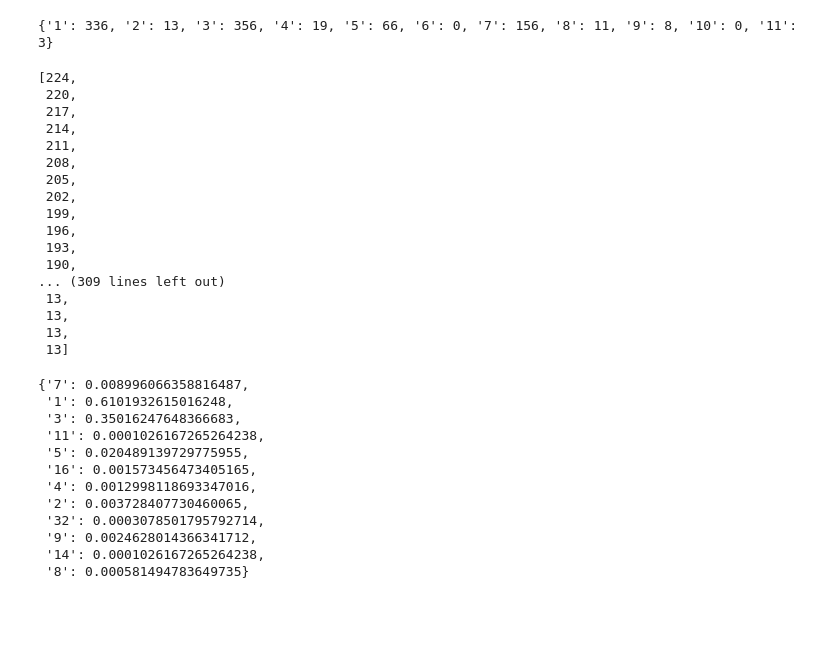
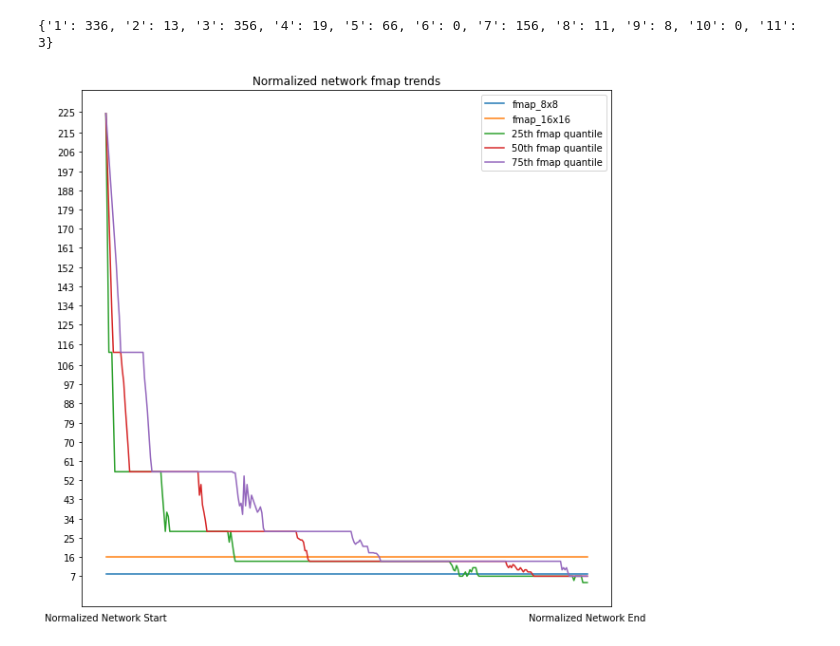
Before and after one commit to neu-ece-esl/CNN_statistics_gathering, a Jupyter notebook: largest_layer_feature_map.ipynb, the cells around one changed output. Saved outputs shown, nothing was run; the diff lists cells and outputs as text; code cells hidden in the pictures; blank space fills up the shorter version.

Commit message:
Preliminary Filter, Kernel and ifmap analysis

```diff
--- a/largest_layer_feature_map.ipynb
+++ b/largest_layer_feature_map.ipynb
@@ -99,6 +99,15 @@ for model_batch_idx in tqdm(range(0, len(model_list), model_batch_size)):
                 print(f"Model name {model_name}")
                 raise e
             stats_dict = stats_dict | res_stats_dict
+
+
+import pickle
+with open('stats_dict.backup', 'wb') as backup:
+    pickle.dump(stats_dict, backup)
+# %%
+import pickle
+with open('stats_dict.backup', 'rb') as backup:
+    stats_dict = pickle.load(backup)
 # %%
 total_networks = len(stats_dict.keys())
 networks_with_kernel = {f'{k}': 0 for k in range(1, 12)}
@@ -144,36 +140,33 @@ for model, stats in stats_dict.items():
     # interpolate ith linspace + linspace step size when length of networks < max length
-# %%
-normalized_model_intermediate_layer_size['alexnet']
-# %% [output]
-[224,
- 220,
- 217,
- 214,
- 211,
- 208,
- 205,
- 202,
- 199,
- 196,
- 193,
- 190,
-... (309 lines left out)
- 13,
- 13,
- 13,
- 13]
-# %%
-ModelStatsAggregator.get_aggregate_kernel_stats_as_percentages(stats_dict)
-# %% [output]
-{'7': 0.008996066358816487,
- '1': 0.6101932615016248,
- '3': 0.35016247648366683,
- '11': 0.0001026167265264238,
- '5': 0.020489139729775955,
- '16': 0.001573456473405165,
- '4': 0.0012998118693347016,
- '2': 0.003728407730460065,
- '32': 0.0003078501795792714,
- '9': 0.0024628014366341712,
- '14': 0.0001026167265264238,
- '8': 0.000581494783649735}
+# %%
+import matplotlib.pyplot as plt
+import numpy as np
+plt.rcParams['figure.figsize'] = [10, 10]
+data = [data for model, data in normalized_model_intermediate_layer_size.items() if model != 'ssd']
+data = np.array(data)
+data_25 = np.quantile(data, axis=0, q=0.25)
+data_50 = np.quantile(data, axis=0, q=0.5)
+data_75 = np.quantile(data, axis=0, q=0.75)
+xtick_labels = ['']*len(data_50)
+xtick_labels[0] = 'Normalized Network Start'
+xtick_labels[-1] = 'Normalized Network End'
+plt.xticks(np.arange(len(data_50)), xtick_labels)
+plt.yticks(np.linspace(min(data_50), max(data_50)+1, 25, dtype=int))
+plt.tick_params(
+    axis='x',          # changes apply to the x-axis
+    which='both',      # both major and minor ticks are affected
+    bottom=False,      # ticks along the bottom edge are off
+    top=False,         # ticks along the top edge are off
+    labelbottom=True) # labels along the bottom edge are off
+fmap_8 = [8]*len(data_50)
+fmap_16 = [16]*len(data_50)
+plt.plot(fmap_8)
+plt.plot(fmap_16)
+plt.plot(data_25)
+plt.plot(data_50)
+plt.plot(data_75)
+plt.title('Normalized network fmap trends')
+plt.legend(['fmap_8x8', 'fmap_16x16', '25th fmap quantile', '50th fmap quantile', '75th fmap quantile'])
+plt.show()
+# %% [output]
+[figure, added]
```
Also changed, not shown: parts of 8 cells of this notebook, 1 other file.
